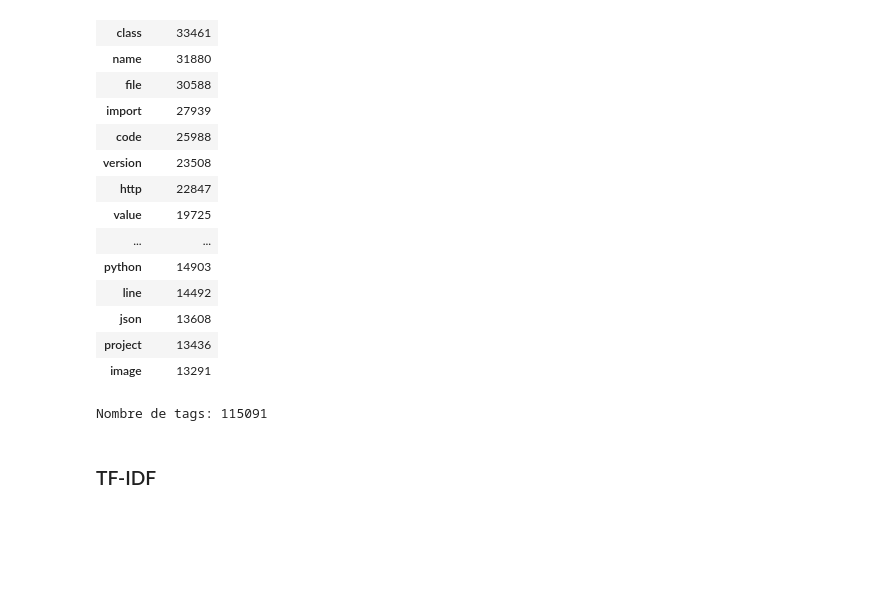
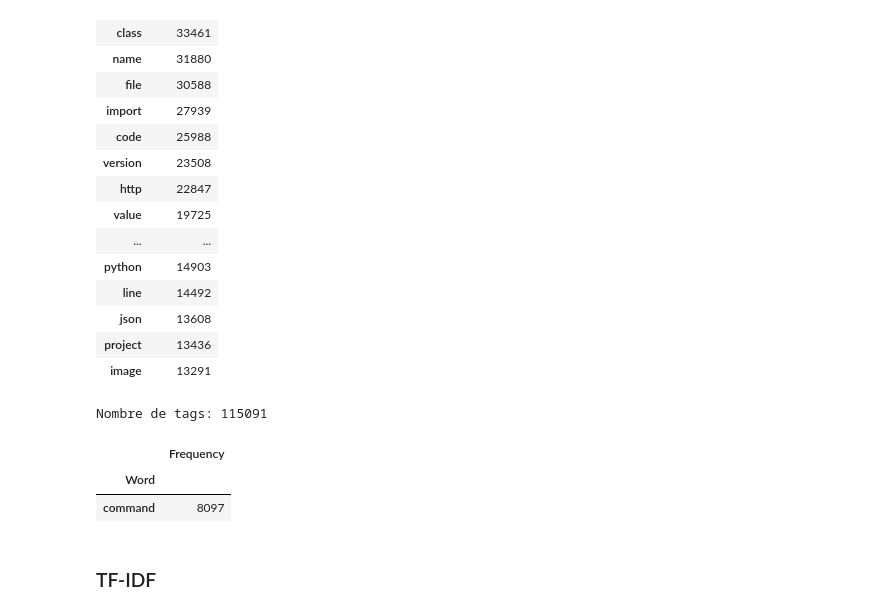
Before and after one commit to cedricsoares/openclassrooms-categoriser-automatiquement-des-questions, a Jupyter notebook: P5_01_notebooksupervise.ipynb, the cells around one changed output. Saved outputs shown, nothing was run; the diff lists cells and outputs as text; code cells hidden in the pictures; blank space fills up the shorter version.

```diff
--- a/P5_01_notebooksupervise.ipynb
+++ b/P5_01_notebooksupervise.ipynb
@@ -550,6 +565,12 @@ Top 20 des tags les plus utilisés
 | project | 13436 |
 | image | 13291 |
 Nombre de tags: 115091
+# %%
+tag_dist_top_200[tag_dist_top_200.index=='command']
+# %% [output]
+|  | Frequency |
+| Word |  |
+| command | 8097 |
 # %% [markdown]
 ### TF-IDF
 # %%
```
Also changed, not shown: parts of 23 cells of this notebook.
